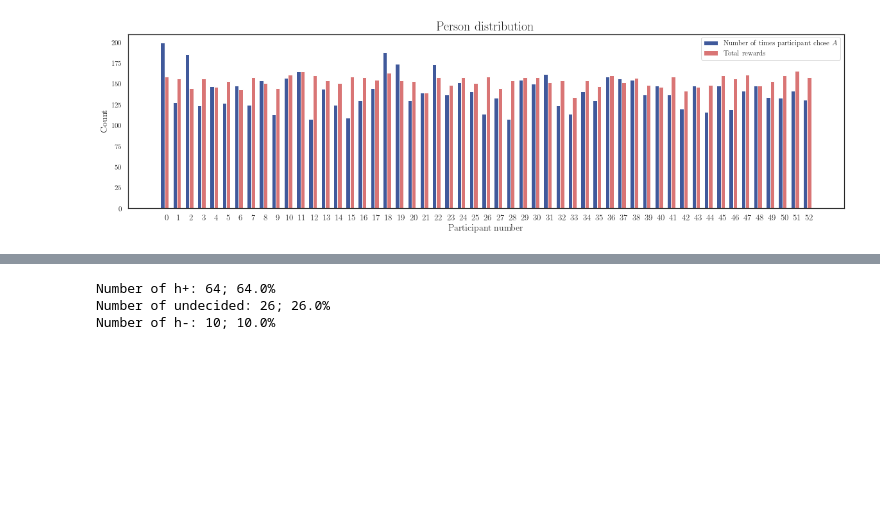
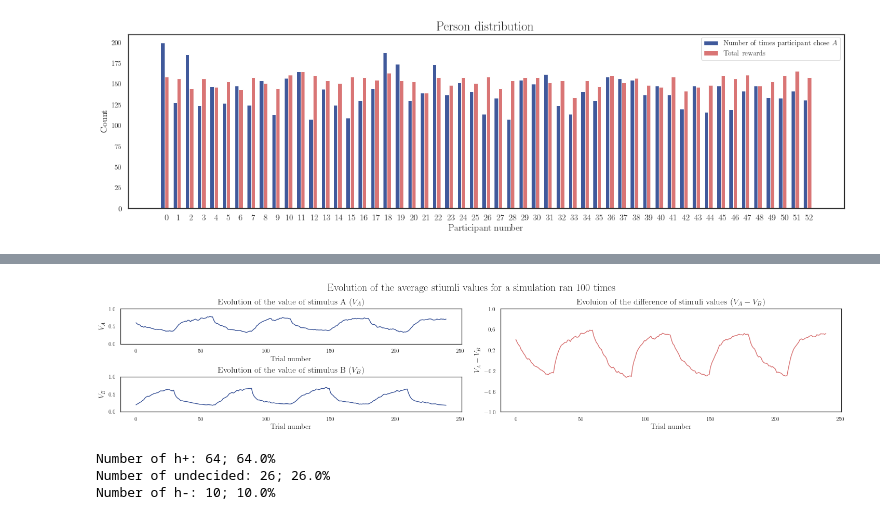
Before and after one commit to joanreyero/decision-making-models, a Jupyter notebook: model-behavioural-data.ipynb, the cells around one changed output, grey strips where cells are left out. Cells and saved outputs as stored; diff of their text form; code cells hidden in the pictures; blank space fills up the shorter version.

Commit message:
Documented the simulation function and plotted the exploration of the simualted data

```diff
--- a/model-behavioural-data.ipynb
+++ b/model-behavioural-data.ipynb
@@ -455,6 +456,14 @@ class Simulation(Behaviour):
             return probs_key
 
     def simulate(self, ppts, params, trials):
+        """ Simulate the choices and rewards for "ppts" participants
+        with "trials" amount of choices.
+        :param: ppts (int): number of participants
+        :param: params (tuple): learning rate and negative energy if using models 1 or 3,
+                                otherwise learning rate and reward sensitivity.
+        :param: trials: number of times to simulate.
+        :returns: the simulated data (list of Person)
+        """
         # Initialising variables and an empty dataset
         eps, beta = params[0], params[1]
         # Setting the initial probability key to 0
@@ -468,7 +477,7 @@ class Simulation(Behaviour):
                 # Simulate this trial
                 choice, reward, V = self._trial(eps, beta, V,
                                                 self.probs[probs_key])
-                # Check which probabilities are needed
+                # Switch the probabilities if needed
                 probs_key =  self._switch_probs(t+1, probs_key)
                 choices.append(choice)
                 rewards.append(reward)
@@ -479,9 +488,15 @@ class Simulation(Behaviour):
                                              Vs=Vs))
         return data
 
-    # Helper methods for Model 0
+
     def _trial(self, eps, beta, V, probs):
         """ Perform a trial
+        :param: eps (float): learning rate
+        :param: beta (float): negative energy (models 1 and 3) or
+                              reward sensitivity (model 2)
+        :param: V (tuple): the reinforcement learning values
+        :param: probs (tuple): probability of reward given both choices.
+        :returns: the new choice, reward and V.
         """
         prob_A = np.exp(beta * V[0]) / (np.exp(beta * V[0]) + np.exp(beta * V[1]))
         # - If P(A) > than a random number between 0 and 1, the choice is
@@ -492,17 +507,28 @@ class Simulation(Behaviour):
         choice_ind = choice - 1
         # Reward using the probability of reward given choice A or B
         reward = int(probs[choice_ind] > random())
+        # Update the value according to the model used.
         V = self._update_V(V, choice_ind, eps, beta, reward)
         return choice, reward, V
 
     def explore(self, plot=True, save=False):
+        """ Explore the simulated data.
+        Plots the evolution of the mean values of V(A), V(B) and V(A) - V(B).
+        :params: plot (bool, default True): whether to plot or not
+        :param: save (str, default False): name of the figure.
+        """
+        # Initialise empty evolutions.
         A_evol, B_evol, AB_evol = [], [], []
         indices = range(len(self.data[0].Vs))
         for V in indices:
+            # Get the mean V(A) evolution
             A_evol.append(np.mean([ppt.Vs[V][0] for ppt in self.data]))
+            # Get the mean V(B) evolution
             B_evol.append(np.mean([ppt.Vs[V][1] for ppt in self.data]))
+            # Get the mean V(A) - V(B) evolution
             AB_evol.append(np.mean([ppt.Vs[V][0] - ppt.Vs[V][1]
                                     for ppt in self.data]))
+
         if plot:
             fig = plt.figure(figsize=(20, 4),
                              constrained_layout=True)
@@ -568,3 +604,8 @@ Rewards:
+# %%
+simulated_data = Simulation(100, (0.35, 5.5))
+simulated_data.explore()
+# %% [output]
+[figure, added]
 # %%
 DECISION_INPUTS = namedtuple('Inputs', 'v, a, s, z, dt, timesteps, reps',
                              defaults=(0.03, 0.12, 0.04, None, 0.001, 2000, 100))
```
Also changed, not shown: parts of 2 cells of this notebook.
